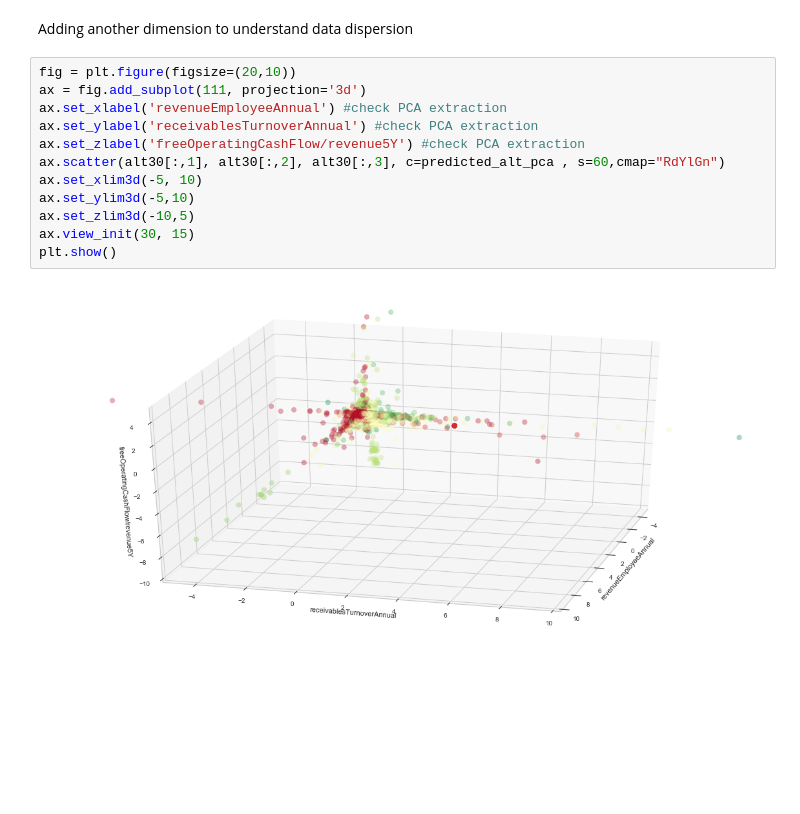
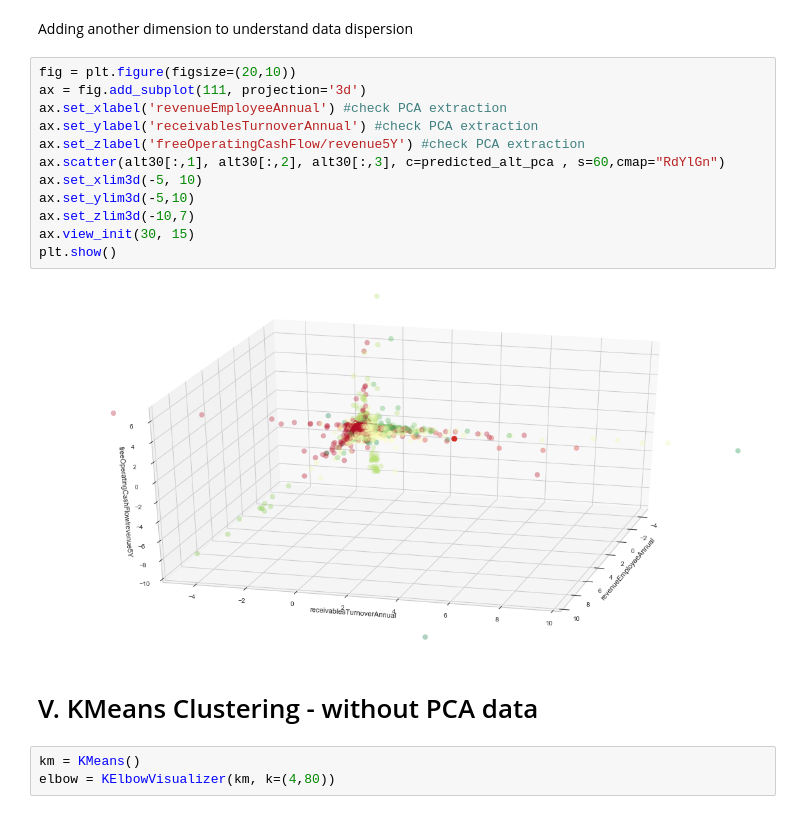
Before and after one commit to Silkways/Investment-Overwatch, a Jupyter notebook: analysis_modelling.ipynb, the cells around one changed output. Cells and saved outputs as stored; diff of their text form; blank space fills up the shorter version.

Commit message:
KMeans Addition

```diff
--- a/analysis_modelling.ipynb
+++ b/analysis_modelling.ipynb
@@ -147,14 +160,19 @@ Adding another dimension to understand data dispersion
 # %%
 fig = plt.figure(figsize=(20,10))
 ax = fig.add_subplot(111, projection='3d')
 ax.set_xlabel('revenueEmployeeAnnual') #check PCA extraction
 ax.set_ylabel('receivablesTurnoverAnnual') #check PCA extraction
 ax.set_zlabel('freeOperatingCashFlow/revenue5Y') #check PCA extraction
 ax.scatter(alt30[:,1], alt30[:,2], alt30[:,3], c=predicted_alt_pca , s=60,cmap="RdYlGn")
 ax.set_xlim3d(-5, 10)
 ax.set_ylim3d(-5,10)
-ax.set_zlim3d(-10,5)
+ax.set_zlim3d(-10,7)
 ax.view_init(30, 15)
 plt.show()
 # %% [output]
-[figure, old version]
+[figure, new version]
+# %% [markdown]
+# V. KMeans Clustering - without PCA data
+# %%
+km = KMeans()
+elbow = KElbowVisualizer(km, k=(4,80))
```
Also changed, not shown: parts of 29 cells of this notebook, 1 other file.
